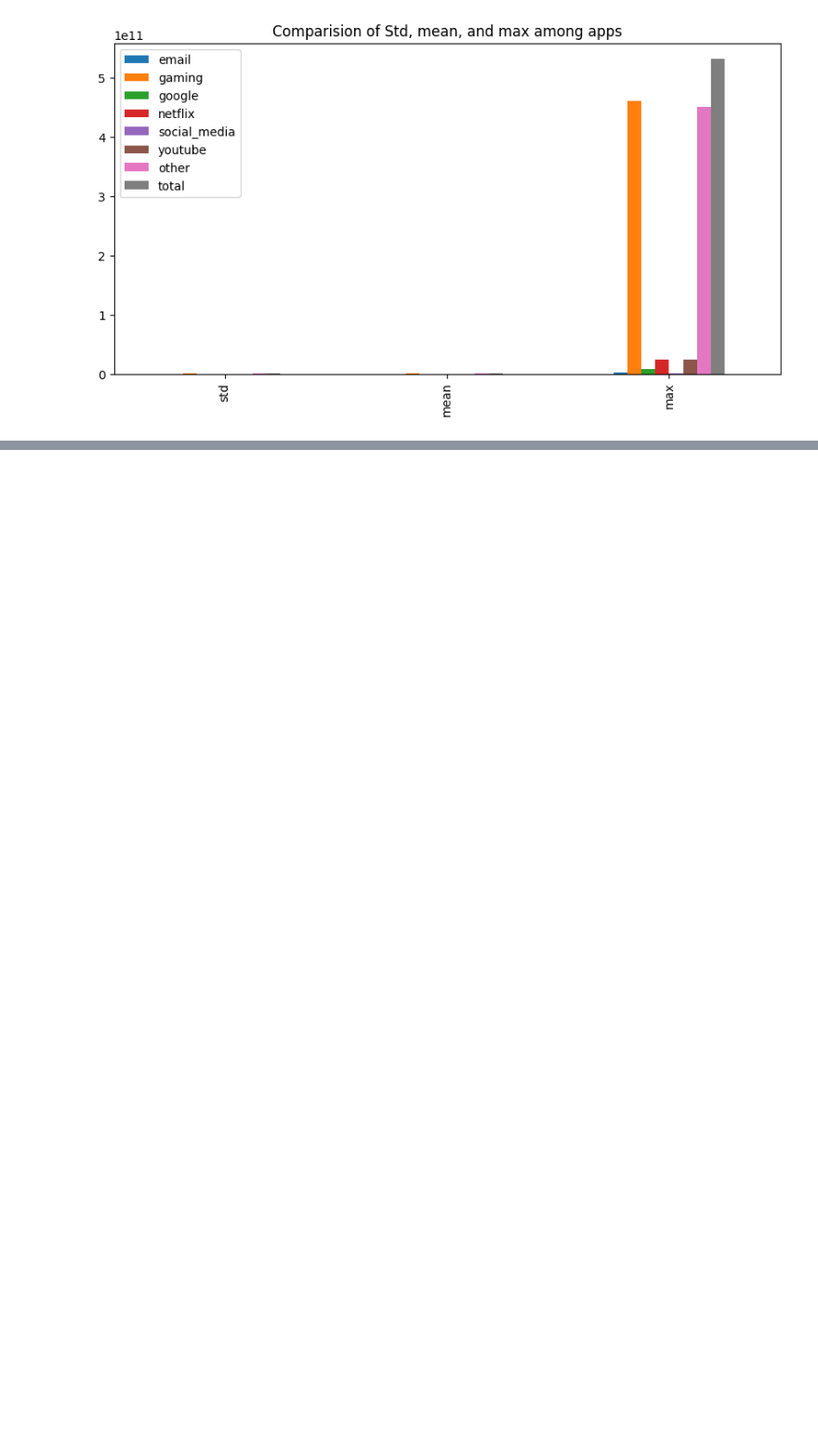
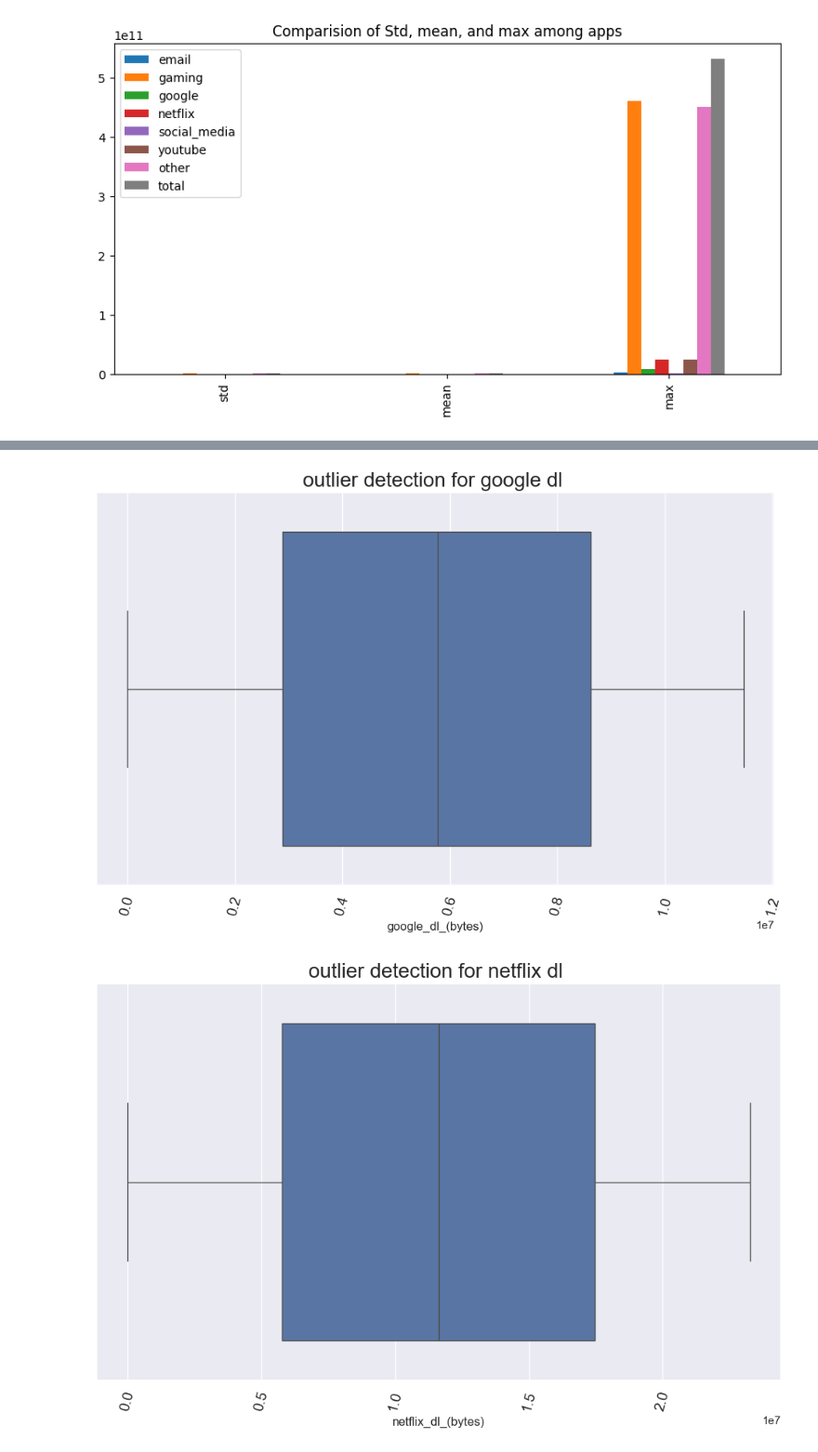
Before and after one commit to Berhanu13/User-Analytics-in-Telecommunication, a Jupyter notebook: notebooks/user_overview_analysis.ipynb, the cells around one changed output, grey strips where cells are left out. Shown: that part at 93% size. Drawn from its saved outputs; the diff is of its cells as text; code cells hidden in the pictures; blank space fills up the shorter version.

```diff
--- a/notebooks/user_overview_analysis.ipynb
+++ b/notebooks/user_overview_analysis.ipynb
@@ -452,0 +520,6 @@ plt.show()
+# %%
+utility.plot_box(numeric_df,'google_dl_(bytes)','outlier detection for google dl ')
+utility.plot_box(numeric_df,'netflix_dl_(bytes)','outlier detection for netflix dl ')
+# %% [output]
+[figure, added]
+[figure, added]
```
Also changed, not shown: parts of 31 cells of this notebook, 1 other file.
